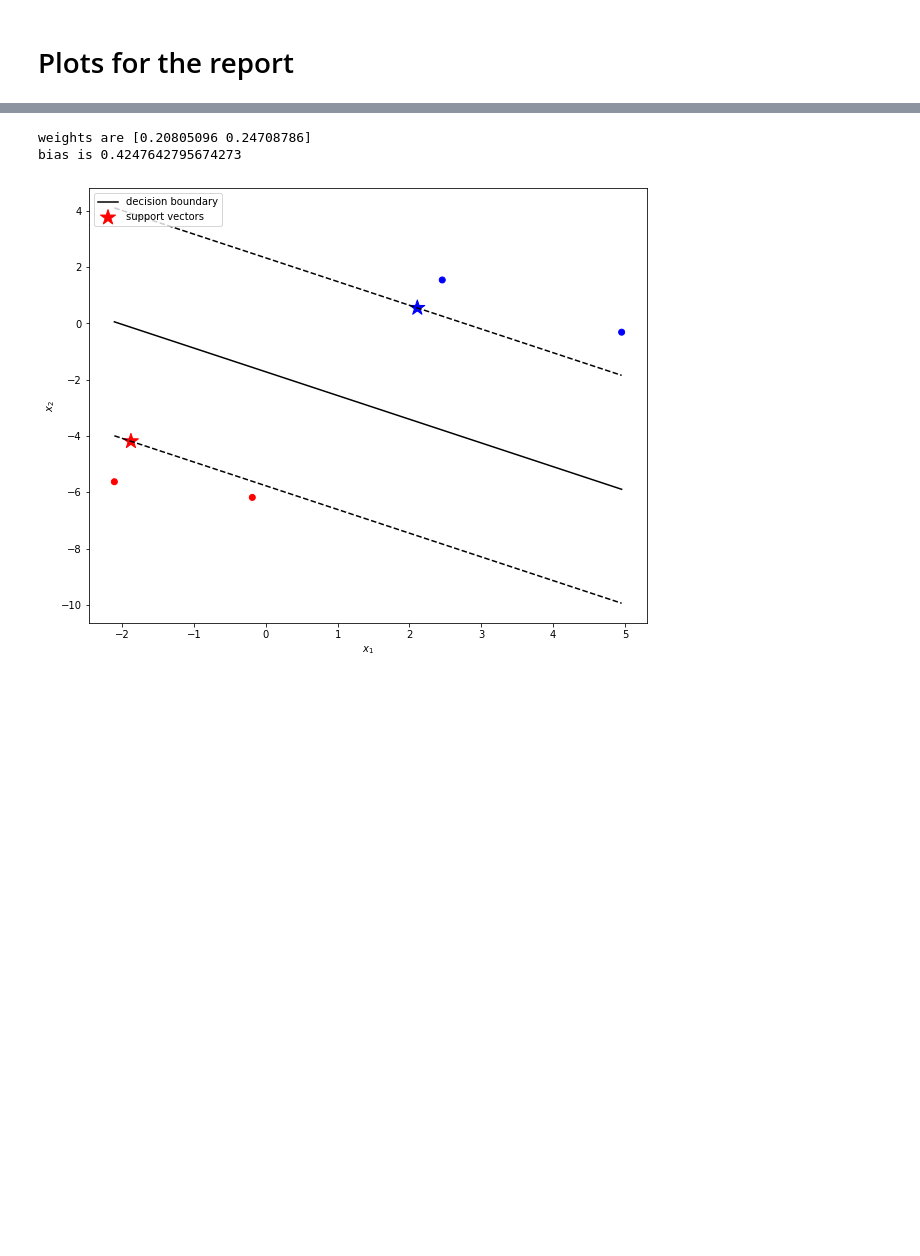
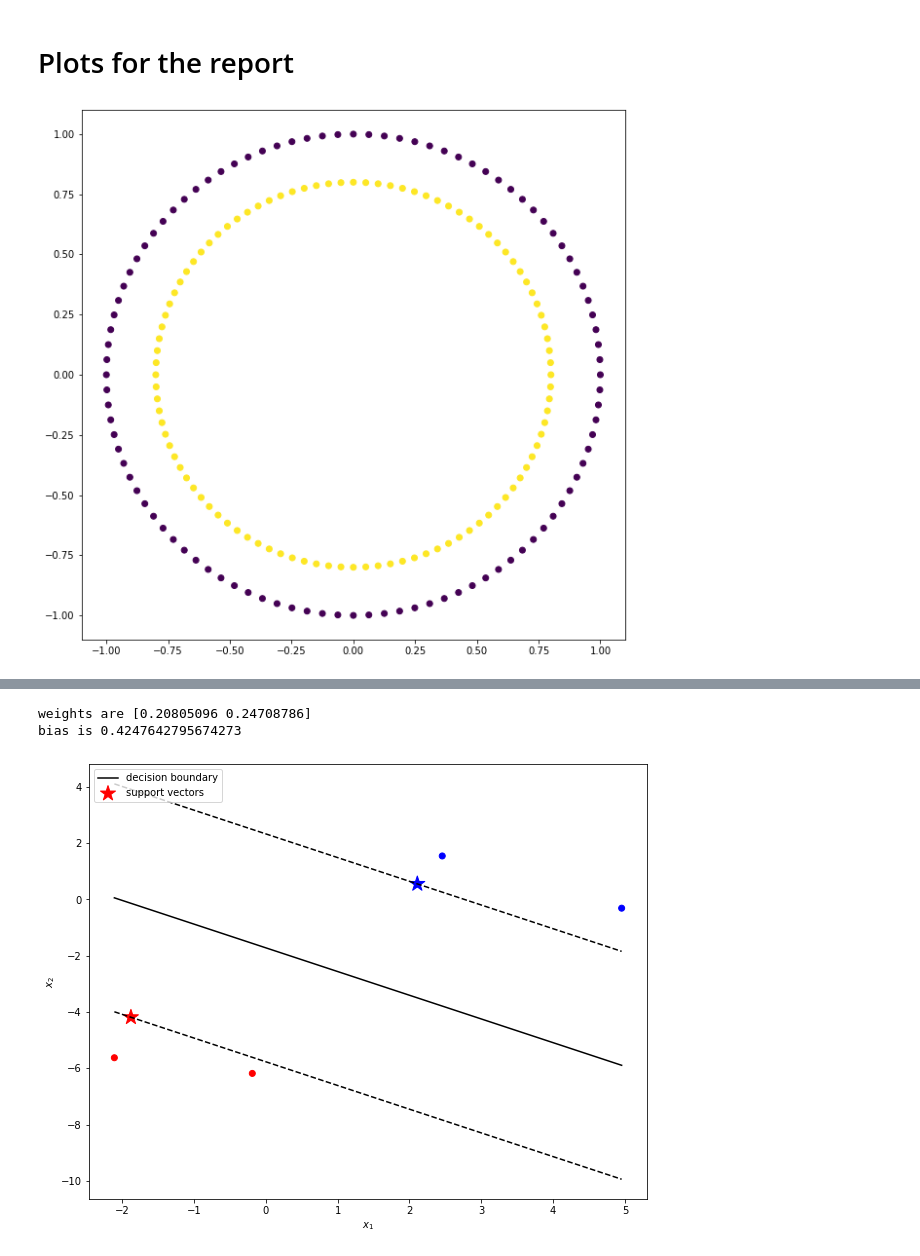
Before and after one commit to reiamt/M4ML, a Jupyter notebook: project3/report_plots.ipynb, the cells around one changed output, grey strips where cells are left out. Saved outputs shown, nothing was run; the diff lists cells and outputs as text; code cells hidden in the pictures; blank space fills up the shorter version.

Commit message:
report plots added

```diff
--- a/project3/report_plots.ipynb
+++ b/project3/report_plots.ipynb
@@ -10,2 +10,19 @@ from sklearn.datasets import make_blobs #only imported .dataset to generate the
 
 from cvxopt import matrix, solvers  #only used for solve the quadratic optimization problem
+# %%
+## generate data points
+N = 200  # number of samples
+D = 2  # number of dimensions
+C = 2  # number of classes
+seed = 12  # for reproducible experiments
+
+alpha_tol = 1e-4 # threshold for choosing support vectors
+
+X, y = make_circles(n_samples=N)
+y[y == 0] = -1  # it is more convenient to have {-1, 1} as class labels (instead of {0, 1})
+y = y.astype(np.float)
+plt.figure(figsize=[10,10])
+plt.scatter(X[:,0], X[:, 1], c=y)
+plt.show()
+# %% [output]
+[figure, added]
```
Also changed, not shown: parts of 2 cells of this notebook, 4 other files.
